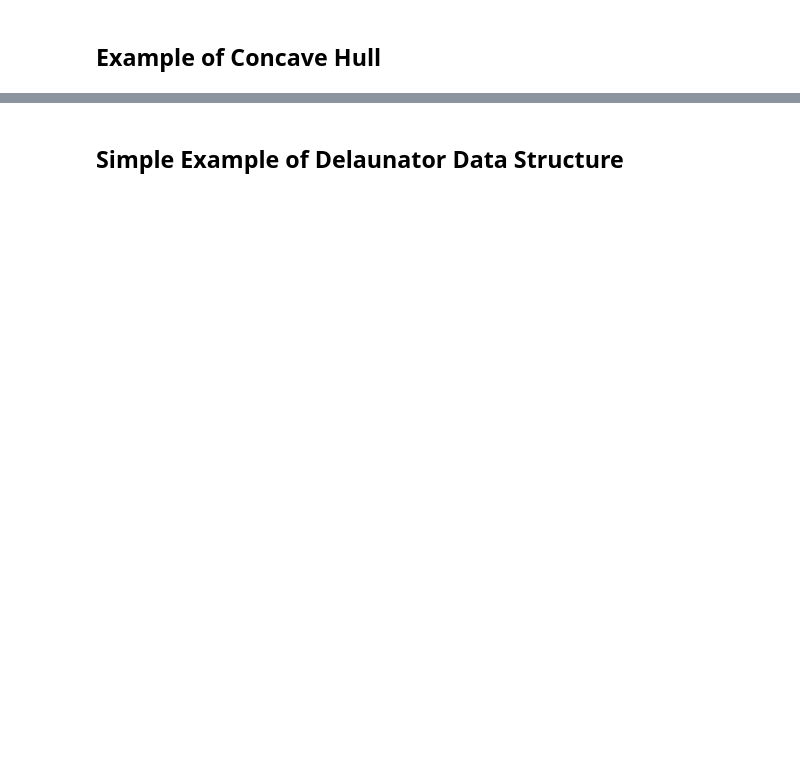
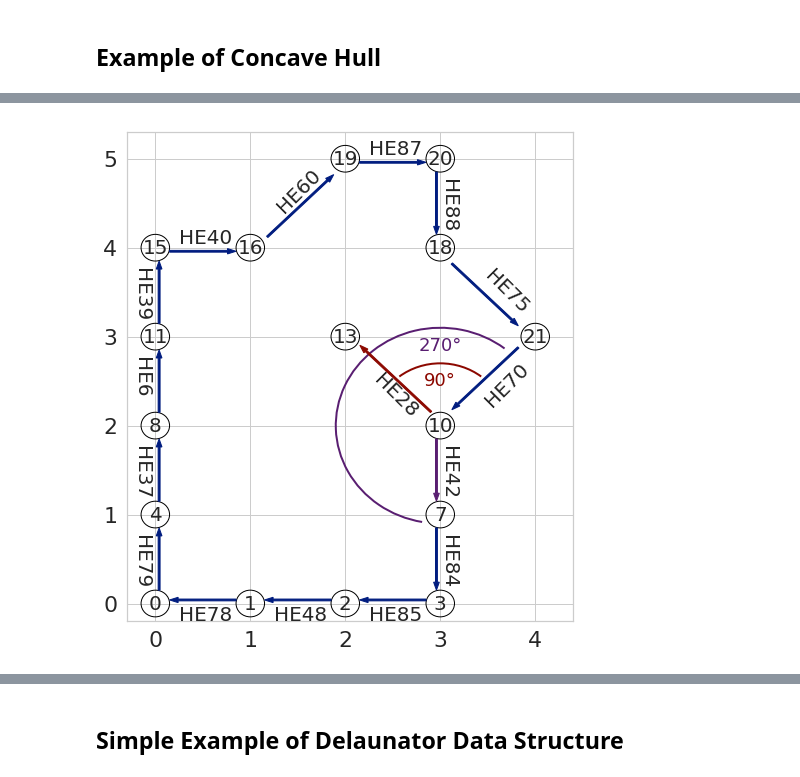
Before and after one commit to JeremyBYU/concavehull-evaluation, a Jupyter notebook: analysis/AlgorithmExplained.ipynb, the cells around one changed output, grey strips where cells are left out. Saved outputs shown, nothing was run; the diff lists cells and outputs as text; code cells hidden in the pictures; blank space fills up the shorter version.

```diff
--- a/analysis/AlgorithmExplained.ipynb
+++ b/analysis/AlgorithmExplained.ipynb
@@ -3,6 +3,7 @@ from os import chdir
 chdir('..')
 # %%
 import matplotlib.pyplot as plt
+from matplotlib.patches import Arc
 import math
 import seaborn as sns
 import pandas as pd
@@ -15,8 +16,14 @@ from concave_evaluation.helpers import fake_building, plot_line, BLUE, GRAY, plo
 %matplotlib notebook
 sns.set(font_scale=2)  # crazy big
 sns.set_style("whitegrid")
-current_palette = sns.color_palette('muted')
+current_palette = sns.color_palette('dark')
 sns.palplot(current_palette)
+
+PURPLE = current_palette[4]
+PURPLE_LIGHT = current_palette[4] + (0.1, )
+GREEN = current_palette[2]
+GREEN_LIGHT = current_palette[2] + (0.1, )
+RED = current_palette[3]
 BLUE = current_palette[0]
 BLUE_LIGHT = current_palette[0] + (0.1, )
 ORANGE = current_palette[1]
@@ -232,0 +280,71 @@ fig.savefig('assets/pics/algorithm1_visual.pdf', bbox_inches='tight')
+# %%
+points, poly = fake_building(x_dim=[0, 4, 1], y_dim=[0, 4, 1], holes=[[2,2,0.5]])
+add_point = np.array([[4, 3]])
+points = np.concatenate((points, add_point))
+fig, ax = plt.subplots(nrows=1, ncols=1, figsize=(8, 9))
+
+delaunay, planes, polygons = extractPlanesAndPolygons(points, xyThresh=1.5, minTriangles=10, alpha=0.0)
+triangles = np.asarray(delaunay.triangles).reshape(int(len(delaunay.triangles)/ 3), 3)
+# mask = get_mask(triangles, planes)
+# plot_triangles(ax, points, triangles, mask=mask,lw=1.0)
+# plot_points(ax, points, color='black')
+exclude_point_list = [5, 6, 9, 12, 14, 24, 17] # dont plot these points
+exclude_edge_list = [0, 14, 44, 28, 42] # Dont plot these edges
+plot_circle_points(ax, points, fontsize=20,exclude_list=exclude_point_list)
+plot_halftriangles(ax, points, delaunay, planes[0], tri_num=False, edge_num=True,
+                   border_edge_num_only=True, fontsize=20, plot_border_only=True,
+                  skip_edges=exclude_edge_list)
+map_bounds = poly.bounds
+scale_axes([map_bounds[0], map_bounds[2]], [
+            map_bounds[1], map_bounds[3]], ax)
+
+xp = [4, 3]
+xp_arrow = [3.65, 4.0]
+# ax.text(xp_arrow[0], xp_arrow[1], "Extreme\n  Point", fontsize=18)
+# ax.arrow(xp_arrow[0]+.45, xp_arrow[1] - .05, -0.00, -0.70, color='black', length_includes_head=True, shape='full', width=0.02)
+# ax.axis('equal')
+scale_axes([-0.3, 4.4], [-0.2, 5.3], ax)
+
+
+# Plot Orange Edge for Hole
+tri_hash = build_tri_hash(planes[0])
+edgeclass, edges = build_edge_classification(points, delaunay, planes[0], tri_hash)
+
+ls_he28 = edges[28]
+plot_arrow(ax, ls_he28, color=RED, width=0.02, scale_factor=0.75,
+           offset=0.04, offset_side='right', shape='full',index='HE28', length_includes_head=True, fontsize=20)
+
+ls_he28 = edges[42]
+plot_arrow(ax, ls_he28, color=PURPLE, width=0.02, scale_factor=0.70,
+           offset=0.04, offset_side='right', shape='full',index='HE42', length_includes_head=True, fontsize=20)
+
+# Plot Hole Arc
+center = [3,2]
+radius = 0.7
+width = 2
+height = 2
+start_angle = 52
+end_angle = 128
+color = RED
+text_radius = 0.5
+text_angle = '90' + u'\N{DEGREE SIGN}'
+
+add_arc(ax, center, radius, width, height, start_angle, end_angle, color, text_radius, text_angle)
+
+# Plot Shell Arc
+end_angle = 260
+text_angle = '270' + u'\N{DEGREE SIGN}'
+radius = 1.1
+text_angle_actual = 90
+text_radius = 0.9
+color = PURPLE
+add_arc(ax, center, radius, width, height, start_angle, end_angle,
+        color, text_radius, text_angle, text_angle_actual=text_angle_actual)
+
+
+
+fig.savefig('assets/pics/example_one_hole_choice_visual.pdf', bbox_inches='tight')
+# NOTE this is triangles are going clocwise in this right hand coordinate system
+# x -> right, y-> up (not down!)
+# %% [output]
+[figure, added]
```
Also changed, not shown: parts of 11 cells of this notebook, 10 other files.
